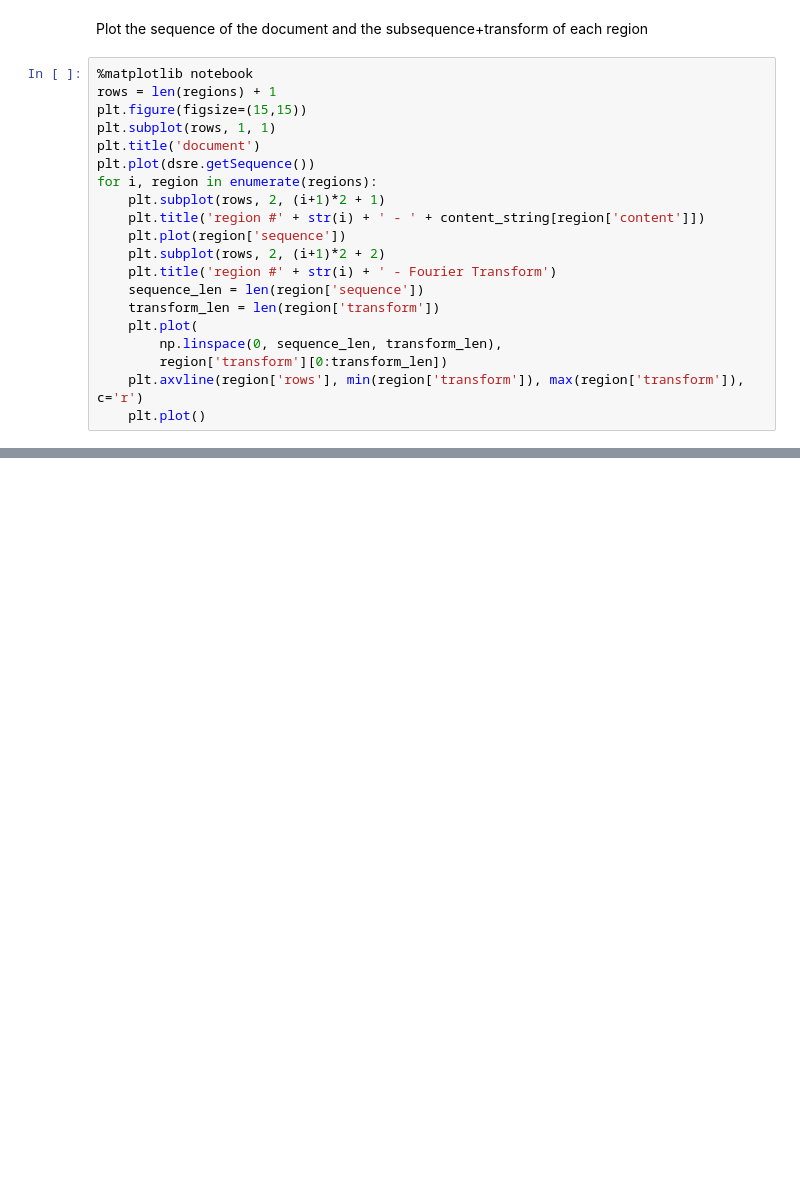
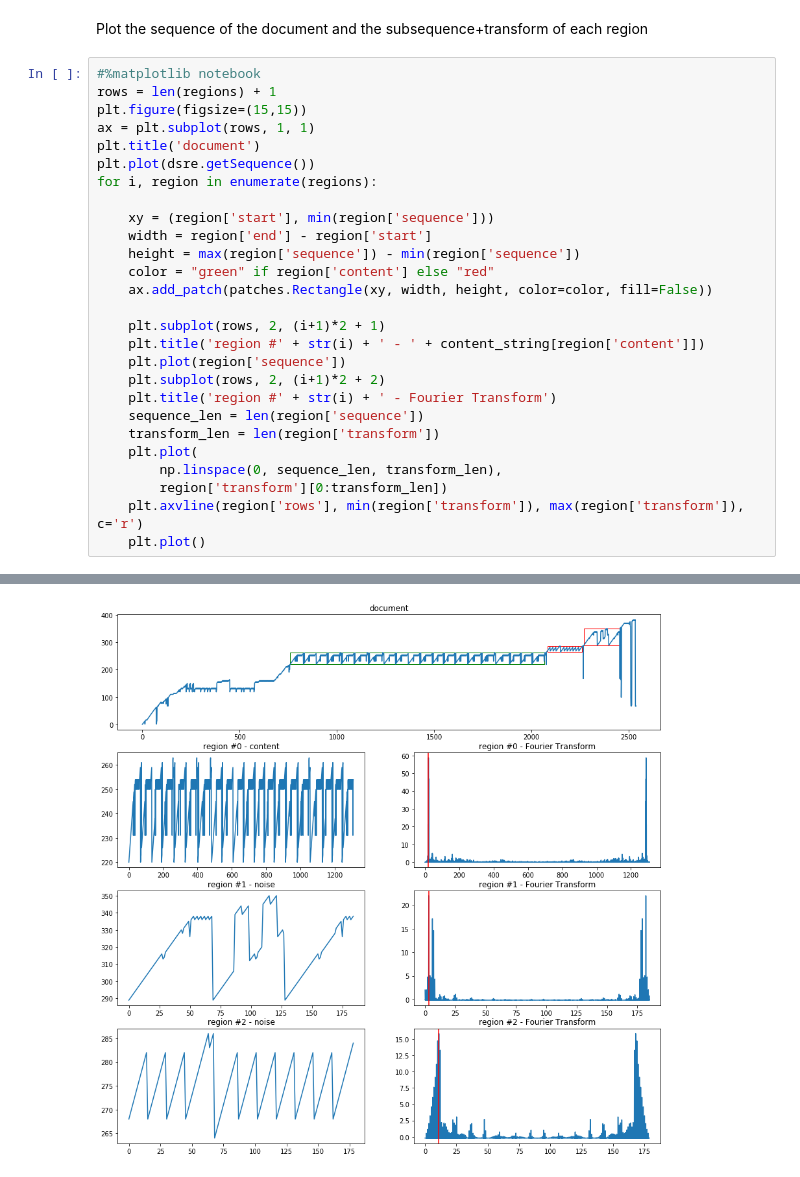
Before and after one commit to rpvelloso/webMining, a Jupyter notebook: webMining/scripts/webMining.ipynb, the cells around one changed output, grey strips where cells are left out. Drawn from its saved outputs; the diff is of its cells as text; blank space fills up the shorter version.

```diff
--- a/webMining/scripts/webMining.ipynb
+++ b/webMining/scripts/webMining.ipynb
@@ -102,13 +106,20 @@ for i, region in enumerate(regions):
 # %% [markdown]
 Plot the sequence of the document and the subsequence+transform of each region
 # %%
-%matplotlib notebook
+#%matplotlib notebook
 rows = len(regions) + 1
 plt.figure(figsize=(15,15))
-plt.subplot(rows, 1, 1)
+ax = plt.subplot(rows, 1, 1)
 plt.title('document')
 plt.plot(dsre.getSequence())
 for i, region in enumerate(regions):
+
+    xy = (region['start'], min(region['sequence']))
+    width = region['end'] - region['start']
+    height = max(region['sequence']) - min(region['sequence'])
+    color = "green" if region['content'] else "red"
+    ax.add_patch(patches.Rectangle(xy, width, height, color=color, fill=False))
+
     plt.subplot(rows, 2, (i+1)*2 + 1)
     plt.title('region #' + str(i) + ' - ' + content_string[region['content']])
     plt.plot(region['sequence'])
@@ -126,0 +136 @@ for i, region in enumerate(regions):
+[figure, added]
```
Also changed, not shown: parts of 5 cells of this notebook, 2 other files.
